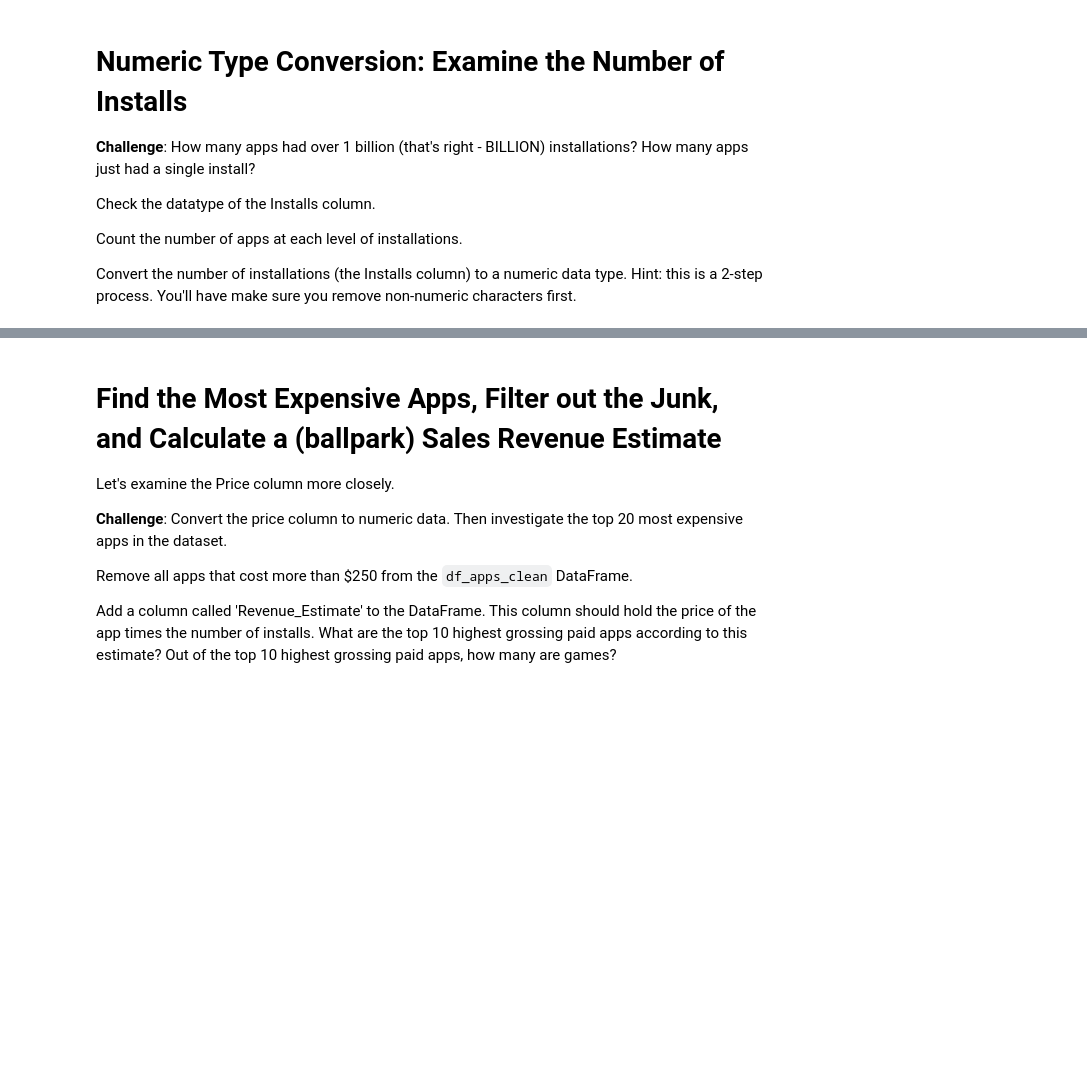
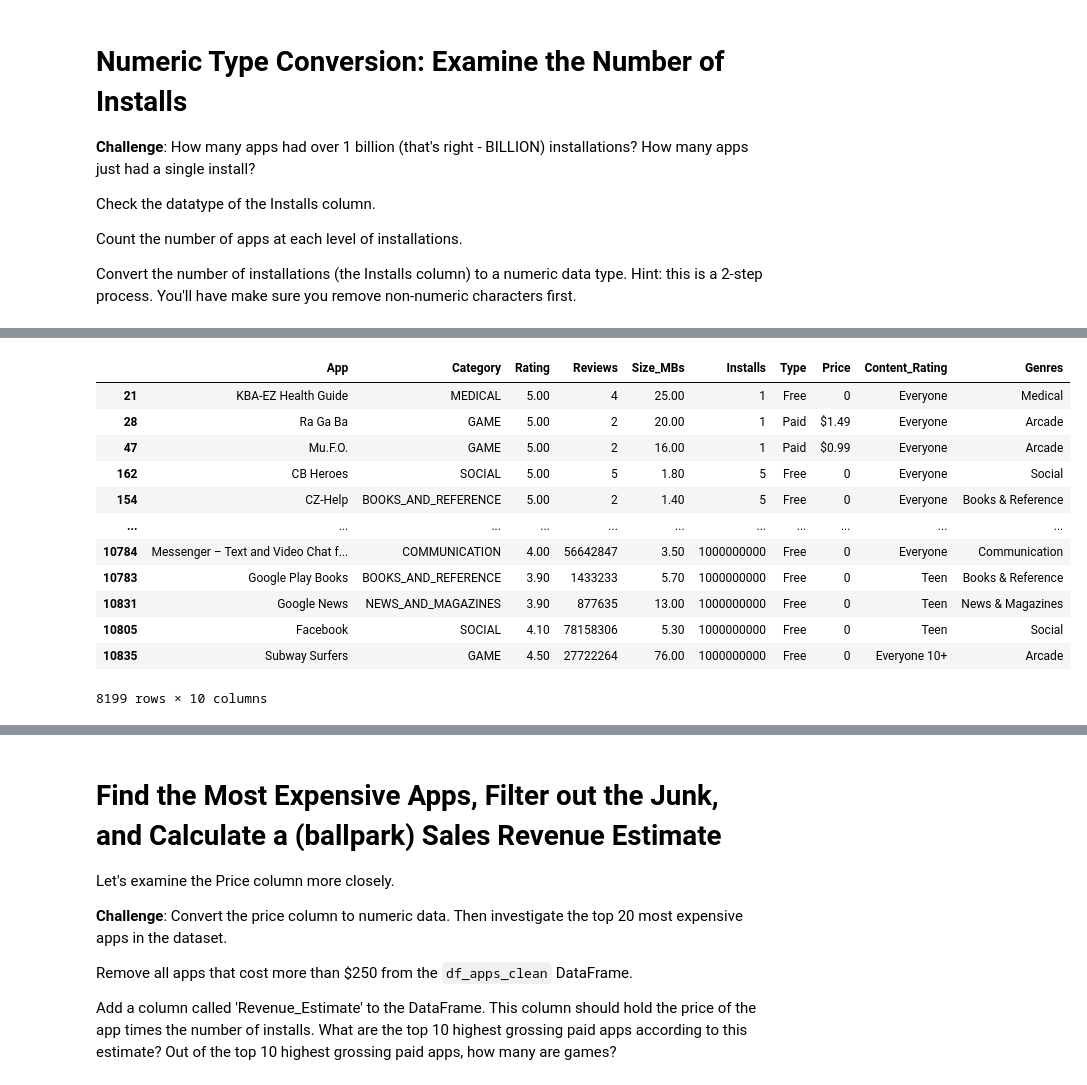
Before and after one commit to tomweinandy/100DaysOfCode, a Jupyter notebook: Projects/Day075/Google Play Store App Analytics.ipynb, the cells around one changed output, grey strips where cells are left out. Cells and saved outputs as stored; diff of their text form; code cells hidden in the pictures; blank space fills up the shorter version.

```diff
--- a/Projects/Day075/Google Play Store App Analytics.ipynb
+++ b/Projects/Day075/Google Play Store App Analytics.ipynb
@@ -211,0 +227,16 @@ Convert the number of installations (the Installs column) to a numeric data type
+# %%
+df_apps_dedupe.sort_values('Installs')
+# %% [output]
+|  | App | Category | Rating | Reviews | Size_MBs | Installs | Type | Price | Content_Rating | Genres |
+| 21 | KBA-EZ Health Guide | MEDICAL | 5.00 | 4 | 25.00 | 1 | Free | 0 | Everyone | Medical |
+| 28 | Ra Ga Ba | GAME | 5.00 | 2 | 20.00 | 1 | Paid | $1.49 | Everyone | Arcade |
+| 47 | Mu.F.O. | GAME | 5.00 | 2 | 16.00 | 1 | Paid | $0.99 | Everyone | Arcade |
+| 162 | CB Heroes | SOCIAL | 5.00 | 5 | 1.80 | 5 | Free | 0 | Everyone | Social |
+| 154 | CZ-Help | BOOKS_AND_REFERENCE | 5.00 | 2 | 1.40 | 5 | Free | 0 | Everyone | Books & Reference |
+| ... | ... | ... | ... | ... | ... | ... | ... | ... | ... | ... |
+| 10784 | Messenger – Text and Video Chat f... | COMMUNICATION | 4.00 | 56642847 | 3.50 | 1000000000 | Free | 0 | Everyone | Communication |
+| 10783 | Google Play Books | BOOKS_AND_REFERENCE | 3.90 | 1433233 | 5.70 | 1000000000 | Free | 0 | Teen | Books & Reference |
+| 10831 | Google News | NEWS_AND_MAGAZINES | 3.90 | 877635 | 13.00 | 1000000000 | Free | 0 | Teen | News & Magazines |
+| 10805 | Facebook | SOCIAL | 4.10 | 78158306 | 5.30 | 1000000000 | Free | 0 | Teen | Social |
+| 10835 | Subway Surfers | GAME | 4.50 | 27722264 | 76.00 | 1000000000 | Free | 0 | Everyone 10+ | Arcade |
+8199 rows × 10 columns
```
Also changed, not shown: parts of 19 cells of this notebook.
